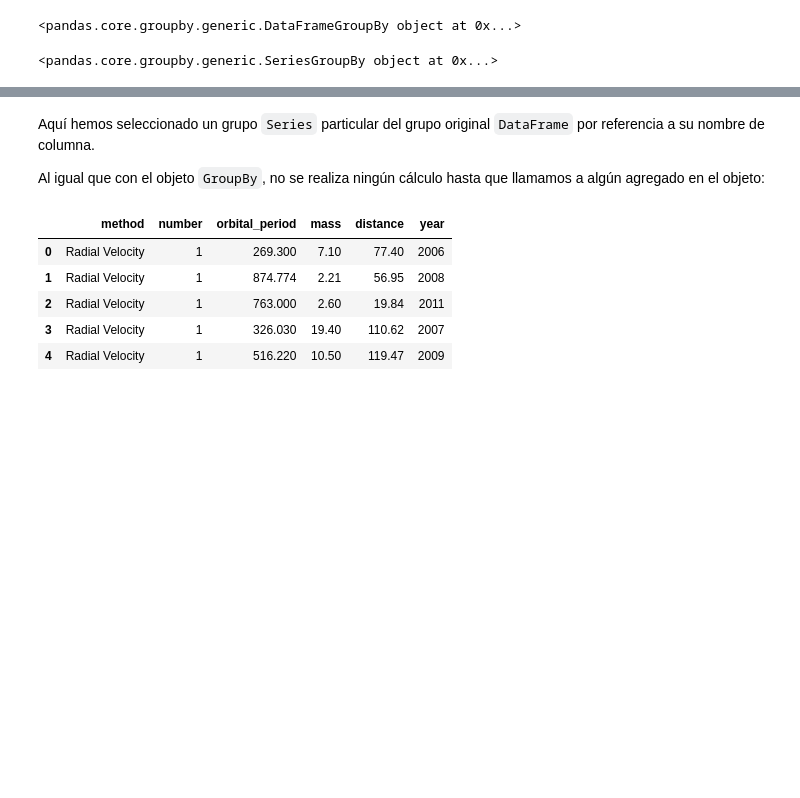
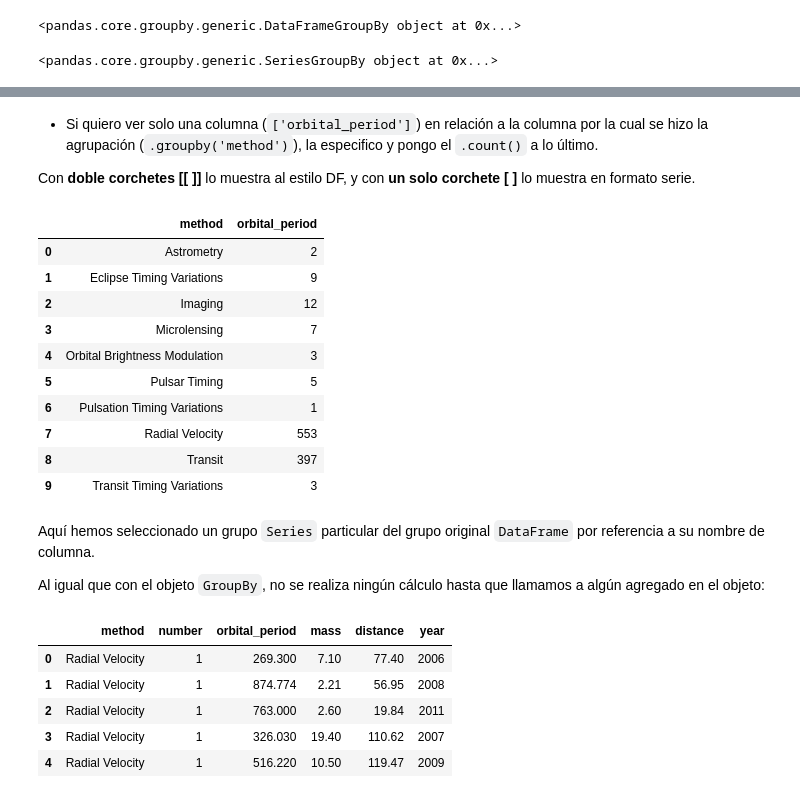
Before and after one commit to XimenaPO/DS_PT_09_2023, a Jupyter notebook: Data_Analysis/2-Pandas/Teoría/8_Aggregation-and-Grouping.ipynb, the cells around one changed output, grey strips where cells are left out. Saved outputs shown, nothing was run; the diff lists cells and outputs as text; code cells hidden in the pictures; blank space fills up the shorter version.

```diff
--- a/Data_Analysis/2-Pandas/Teoría/8_Aggregation-and-Grouping.ipynb
+++ b/Data_Analysis/2-Pandas/Teoría/8_Aggregation-and-Grouping.ipynb
@@ -247,3 +330,21 @@ planets.groupby('method')['orbital_period']
+# %% [markdown]
+* Si quiero ver solo una columna (`['orbital_period']`) en relación a la columna por la cual se hizo la agrupación (`.groupby('method')`), la especifico y pongo el `.count()` a lo último.
+
+Con **doble corchetes [[ ]]** lo muestra al estilo DF, y con **un solo corchete [ ]** lo muestra en formato serie.
+# %%
+planets.groupby('method', as_index=False)[['orbital_period']].count()
+# %% [output]
+|  | method | orbital_period |
+| 0 | Astrometry | 2 |
+| 1 | Eclipse Timing Variations | 9 |
+| 2 | Imaging | 12 |
+| 3 | Microlensing | 7 |
+| 4 | Orbital Brightness Modulation | 3 |
+| 5 | Pulsar Timing | 5 |
+| 6 | Pulsation Timing Variations | 1 |
+| 7 | Radial Velocity | 553 |
+| 8 | Transit | 397 |
+| 9 | Transit Timing Variations | 3 |
 # %% [markdown]
 Aquí hemos seleccionado un grupo ``Series`` particular del grupo original ``DataFrame`` por referencia a su nombre de columna.
 
```
Also changed, not shown: parts of 38 cells of this notebook.
